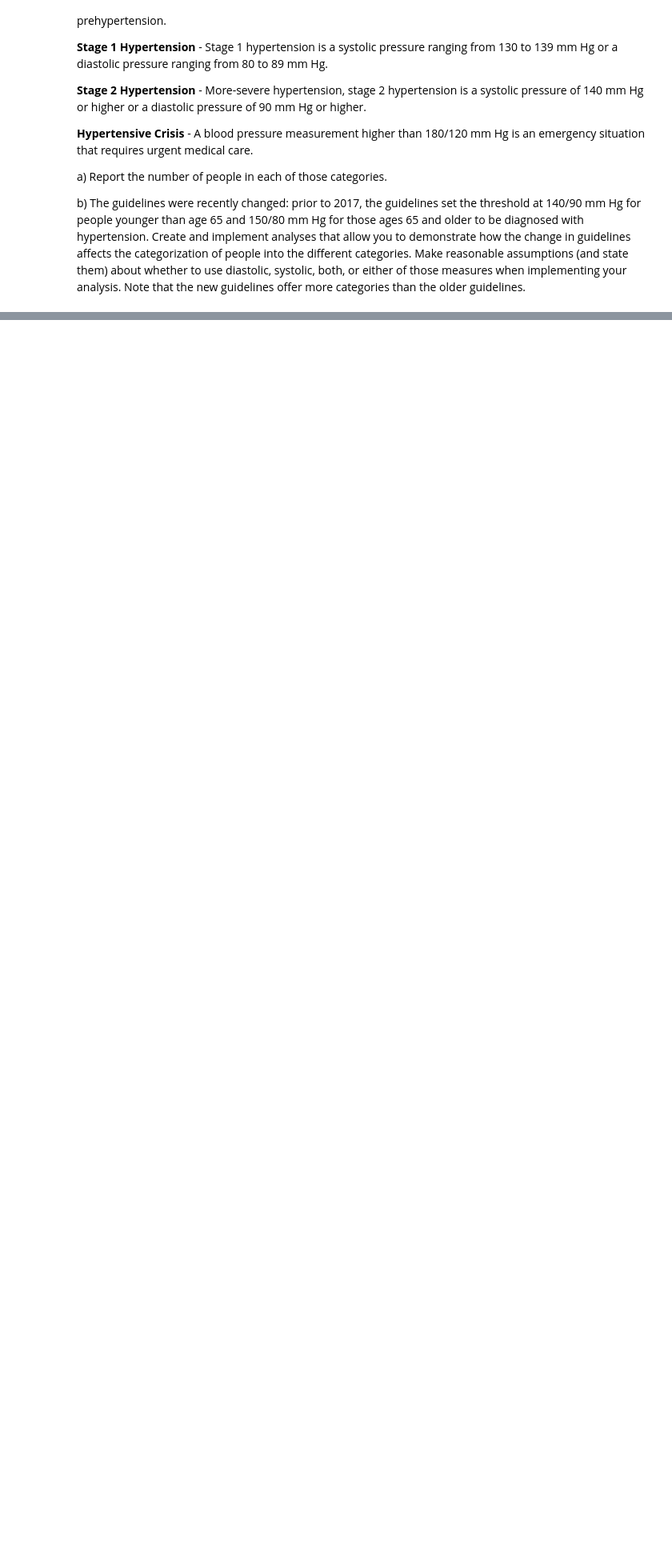
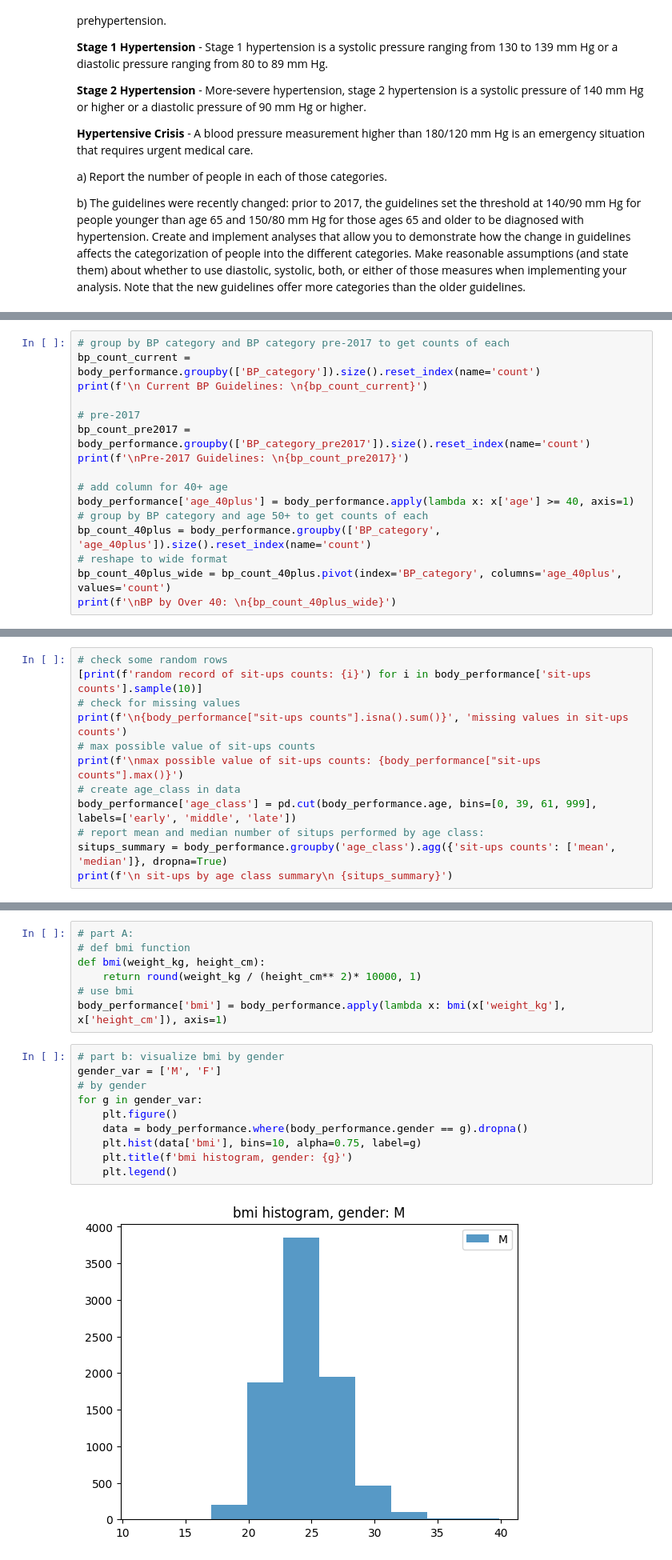
Before and after one commit to franciscothebrady/coursework, a Jupyter notebook: semester_3/si_618/day_1/homework/SI_618_Homework_01.ipynb, the cells around one changed output, grey strips where cells are left out. Shown: that part at 80% size. Saved outputs shown, nothing was run; the diff lists cells and outputs as text; blank space fills up the shorter version.

```diff
--- a/semester_3/si_618/day_1/homework/SI_618_Homework_01.ipynb
+++ b/semester_3/si_618/day_1/homework/SI_618_Homework_01.ipynb
@@ -349,0 +405,16 @@ Make reasonable assumptions (and state them) about whether to use diastolic, sys
+# %%
+# group by BP category and BP category pre-2017 to get counts of each
+bp_count_current = body_performance.groupby(['BP_category']).size().reset_index(name='count')
+print(f'\n Current BP Guidelines: \n{bp_count_current}')
+
+# pre-2017
+bp_count_pre2017 = body_performance.groupby(['BP_category_pre2017']).size().reset_index(name='count')
+print(f'\nPre-2017 Guidelines: \n{bp_count_pre2017}')
+
+# add column for 40+ age
+body_performance['age_40plus'] = body_performance.apply(lambda x: x['age'] >= 40, axis=1)
+# group by BP category and age 50+ to get counts of each
+bp_count_40plus = body_performance.groupby(['BP_category', 'age_40plus']).size().reset_index(name='count')
+# reshape to wide format
+bp_count_40plus_wide = bp_count_40plus.pivot(index='BP_category', columns='age_40plus', values='count')
+print(f'\nBP by Over 40: \n{bp_count_40plus_wide}')
@@ -366,0 +463,12 @@ Your task is to create a new variable called **"age_class"** that groups people
+# %%
+# check some random rows
+[print(f'random record of sit-ups counts: {i}') for i in body_performance['sit-ups counts'].sample(10)]
+# check for missing values
+print(f'\n{body_performance["sit-ups counts"].isna().sum()}', 'missing values in sit-ups counts')
+# max possible value of sit-ups counts
+print(f'\nmax possible value of sit-ups counts: {body_performance["sit-ups counts"].max()}')
+# create age_class in data
+body_performance['age_class'] = pd.cut(body_performance.age, bins=[0, 39, 61, 999], labels=['early', 'middle', 'late'])
+# report mean and median number of situps performed by age class:
+situps_summary = body_performance.groupby('age_class').agg({'sit-ups counts': ['mean', 'median']}, dropna=True)
+print(f'\n sit-ups by age class summary\n {situps_summary}')
@@ -392,0 +517,19 @@ Compare the two histograms and describe:
+# %%
+# part A:
+# def bmi function
+def bmi(weight_kg, height_cm):
+    return round(weight_kg / (height_cm** 2)* 10000, 1)
+# use bmi
+body_performance['bmi'] = body_performance.apply(lambda x: bmi(x['weight_kg'], x['height_cm']), axis=1)
+# %%
+# part b: visualize bmi by gender
+gender_var = ['M', 'F']
+# by gender
+for g in gender_var:
+    plt.figure()
+    data = body_performance.where(body_performance.gender == g).dropna()
+    plt.hist(data['bmi'], bins=10, alpha=0.75, label=g)
+    plt.title(f'bmi histogram, gender: {g}')
+    plt.legend()
+# %% [output]
+[figure, added]
```
Also changed, not shown: parts of 22 cells of this notebook, 11 other files.
